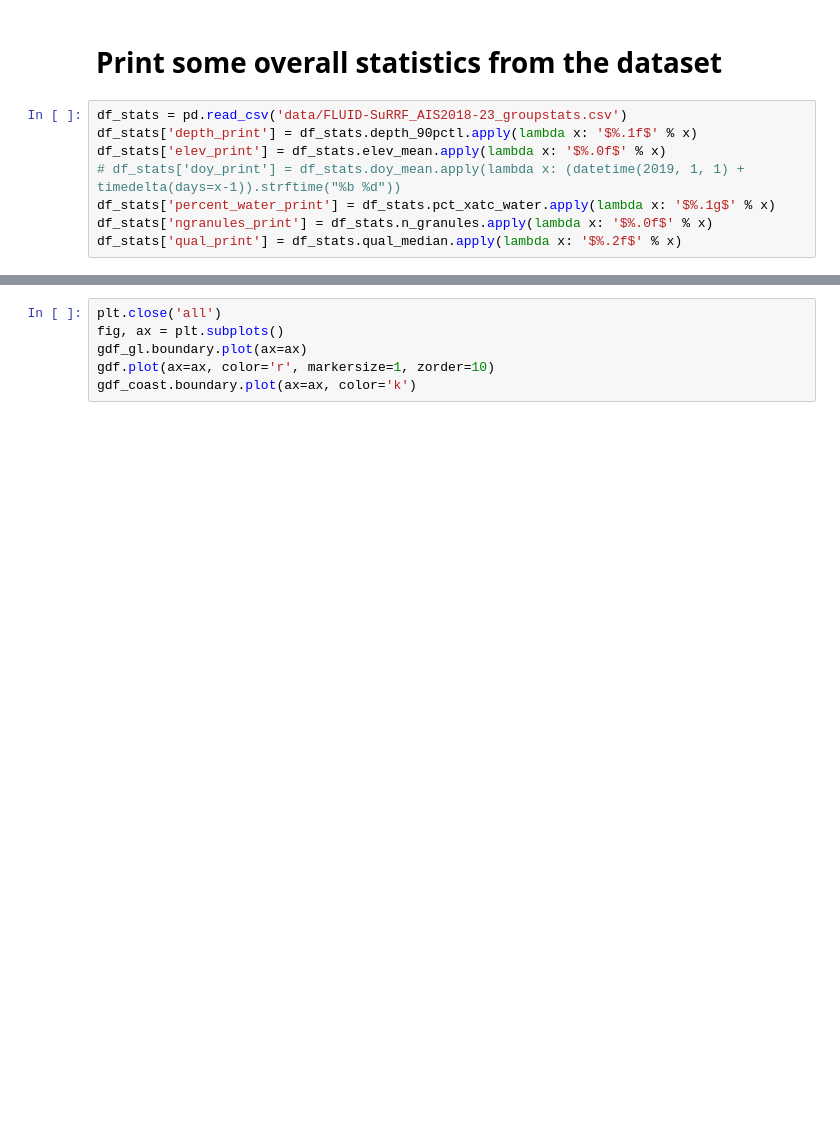
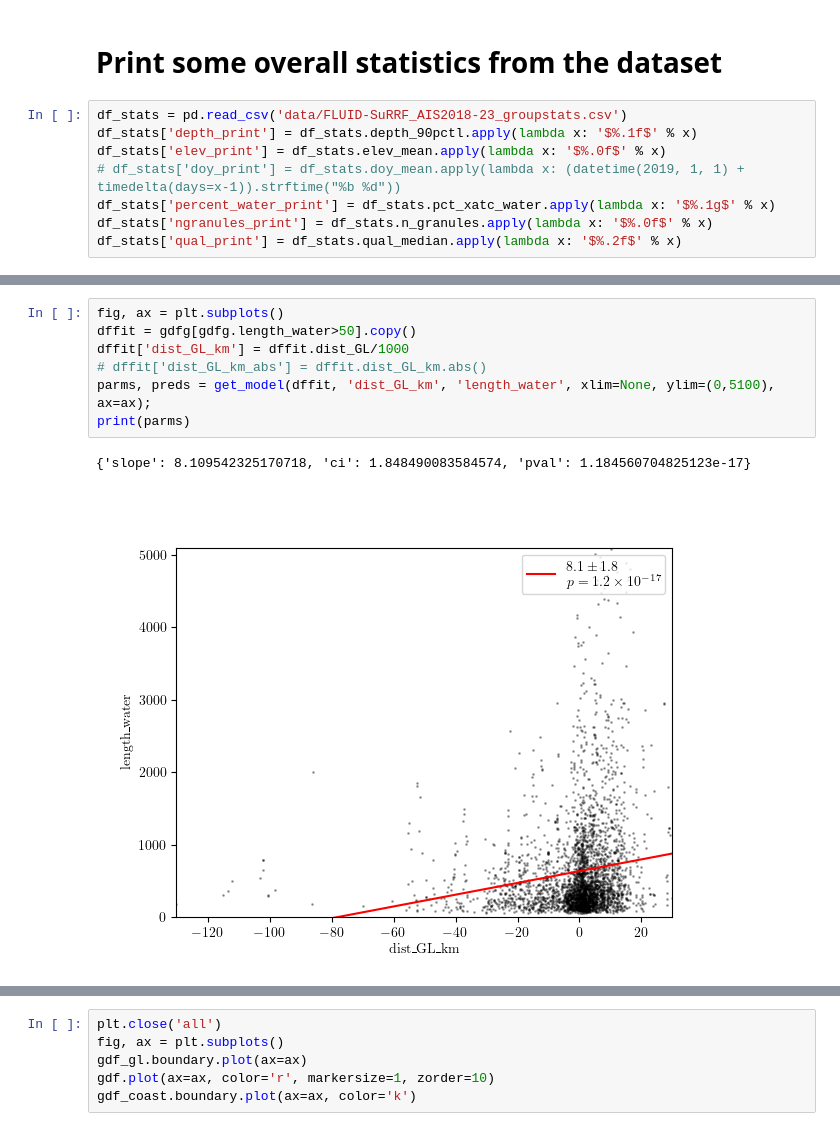
Before and after one commit to fliphilipp/antarctica-supraglacial-lake-depths-figures, a Jupyter notebook: 02-stats.ipynb, the cells around one changed output, grey strips where cells are left out. Drawn from its saved outputs; the diff is of its cells as text; blank space fills up the shorter version.

```diff
--- a/02-stats.ipynb
+++ b/02-stats.ipynb
@@ -128,0 +867,10 @@ mean date: Jan 21
+# %%
+fig, ax = plt.subplots()
+dffit = gdfg[gdfg.length_water>50].copy()
+dffit['dist_GL_km'] = dffit.dist_GL/1000
+# dffit['dist_GL_km_abs'] = dffit.dist_GL_km.abs()
+parms, preds = get_model(dffit, 'dist_GL_km', 'length_water', xlim=None, ylim=(0,5100), ax=ax);
+print(parms)
+# %% [output]
+{'slope': 8.109542325170718, 'ci': 1.848490083584574, 'pval': 1.184560704825123e-17}
+[figure, added]
```
Also changed, not shown: parts of 23 cells of this notebook, 6 other files.
